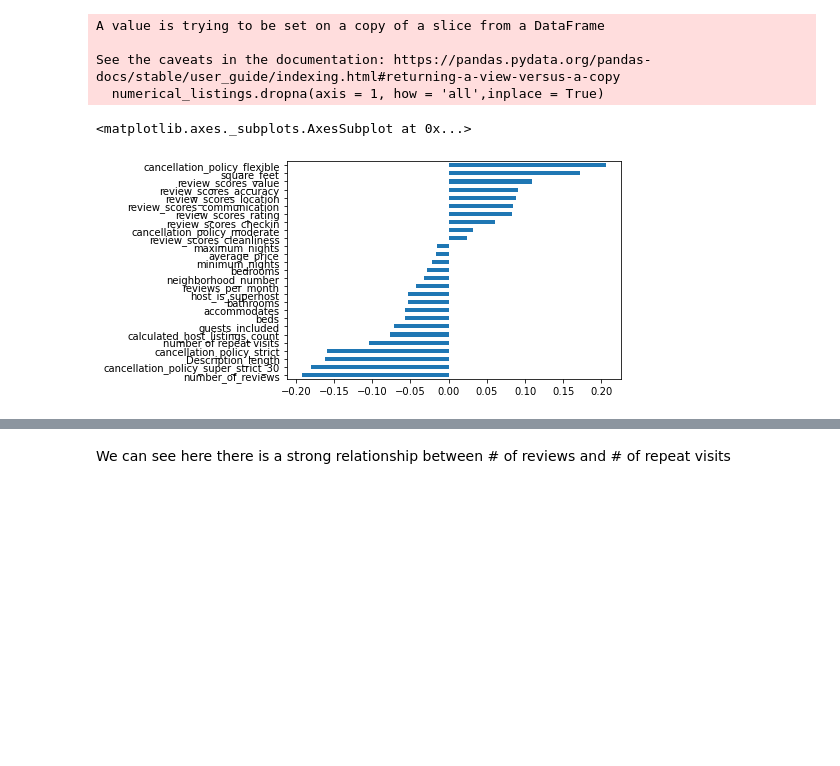
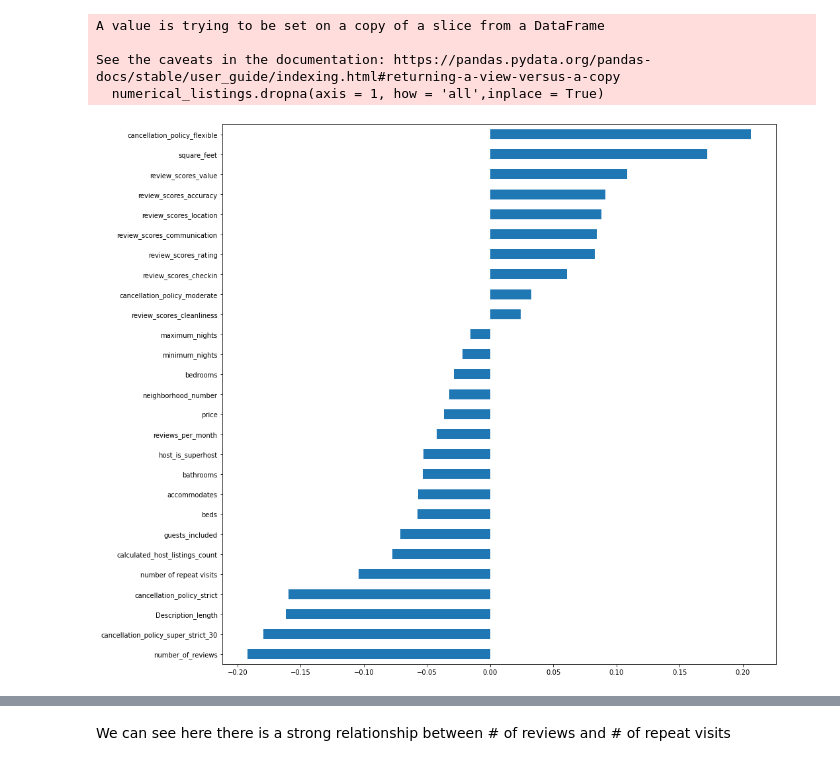
Before and after one commit to ogurashi/Boston-AirBnB-Analysis, a Jupyter notebook: rentals.ipynb, the cells around one changed output, grey strips where cells are left out. Drawn from its saved outputs; the diff is of its cells as text; code cells hidden in the pictures; blank space fills up the shorter version.

```diff
--- a/rentals.ipynb
+++ b/rentals.ipynb
@@ -648,6 +662,7 @@ Name: id, Length: 76, dtype: int64
 # %%
 listings_to_study = listings.groupby(by = ['room_type','neighbourhood'])['id'].count().sort_values(ascending = False).reset_index()[:10]
 # %%
+plt.rcParams.update({'axes.labelsize': 'large'})
 fig, ax = plt.subplots(10,figsize = (20,20),tight_layout = True)
 #fig.subplots_adjust()
 for index, row in enumerate(listings_to_study.iterrows()):
@@ -659,6 +674,7 @@ for index, row in enumerate(listings_to_study.iterrows()):
     study.get_price_ranges()
     study.prepare_price_categories()
     study.plot_category_vs_ratings()
+fig.savefig('bigkahuna.png',bbox_inches = 'tight')
 # %% [output]
 A value is trying to be set on a copy of a slice from a DataFrame
 
@@ -679,6 +695,7 @@ See the caveats in the documentation: https://pandas.pydata.org/pandas-docs/stab
 # Most reviews seem to be positive, and while there are a few cases where you get what you pay for, the graphs don't represent the facts of the matter, let's look at the numerical breakdown here
 We'll be seperating the prices into quartiles, and looking at the average review for each.
 # %%
+plt.rcParams.update({'axes.labelsize': 'xx-large'})
 quantiles = [.25,.5,.75,.95]
 print(quantiles)
 
@@ -838,18 +855,21 @@ A value is trying to be set on a copy of a slice from a DataFrame
 See the caveats in the documentation: https://pandas.pydata.org/pandas-docs/stable/user_guide/indexing.html#returning-a-view-versus-a-copy
   numerical_listings.dropna(axis = 1, how = 'all',inplace = True)
 # %%
+fig, ax = plt.subplots(1,figsize = (15,15))
+
+
 columns_to_investigate = [
-                        'neighborhood_number','average_price','accommodates','bathrooms',
+                        'neighborhood_number','accommodates','bathrooms',
                         'square_feet', 'guests_included','minimum_nights','review_scores_location',
                         'maximum_nights', 'beds','number_of_reviews', 'review_scores_rating',
                         'review_scores_accuracy','review_scores_cleanliness','reviews_per_month',
                         'review_scores_checkin','review_scores_communication', 'bedrooms',
-                        'review_scores_value', 'calculated_host_listings_count',
+                        'review_scores_value', 'calculated_host_listings_count','price',
                         'number of repeat visits','Description_length', 'cancellation_policy_flexible',
                         'cancellation_policy_moderate', 'cancellation_policy_strict',
                         'cancellation_policy_super_strict_30','host_is_superhost', '% occupied']
 numerical_listings[columns_to_investigate].corr()['% occupied'].drop('% occupied').sort_values().plot(kind = 'barh')
+fig.savefig('final_%occupied_factors.png')
 # %% [output]
-<matplotlib.axes._subplots.AxesSubplot at 0x...>
-[figure, old version]
+[figure, new version]
 # %%
```
Also changed, not shown: parts of 19 cells of this notebook.
